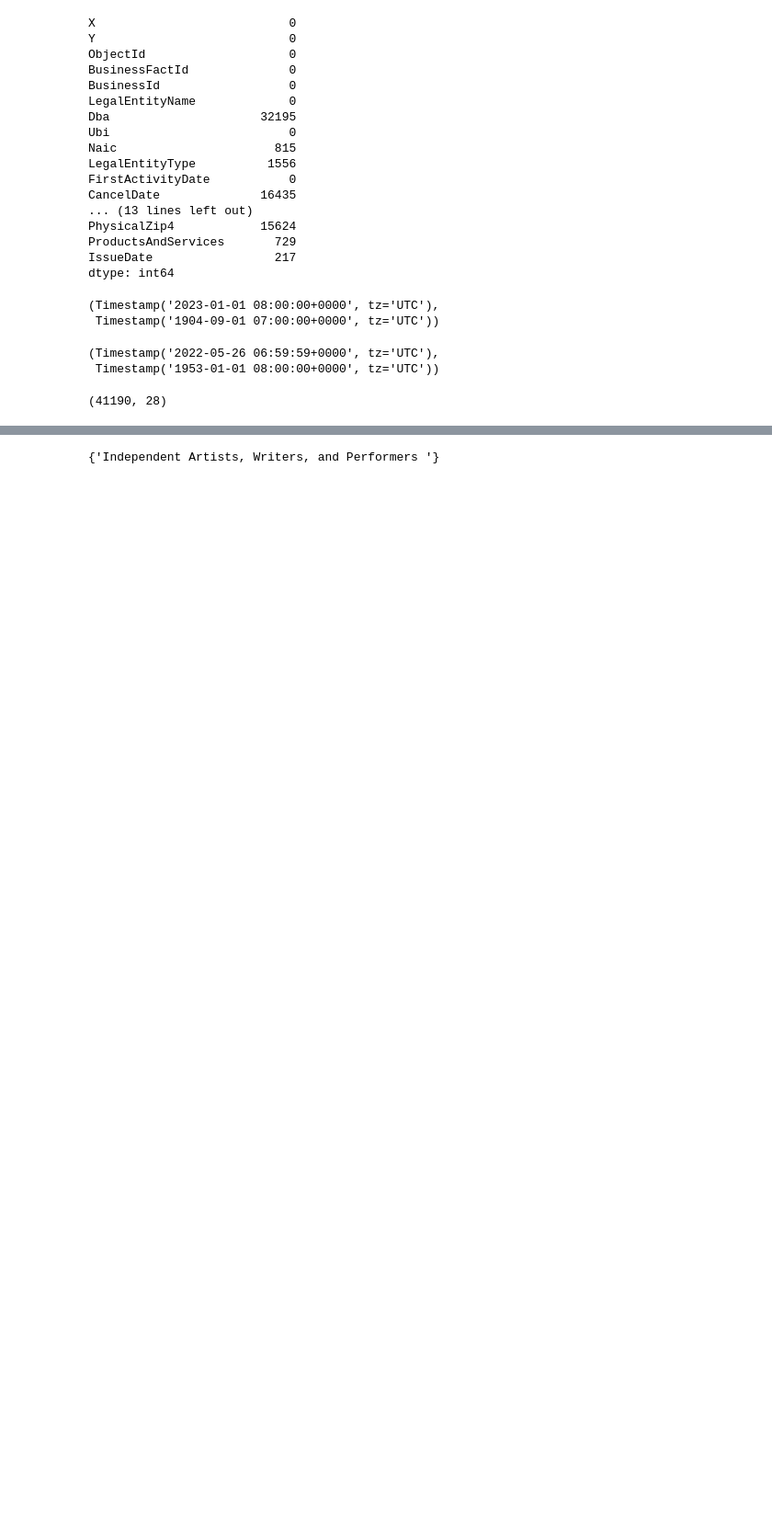
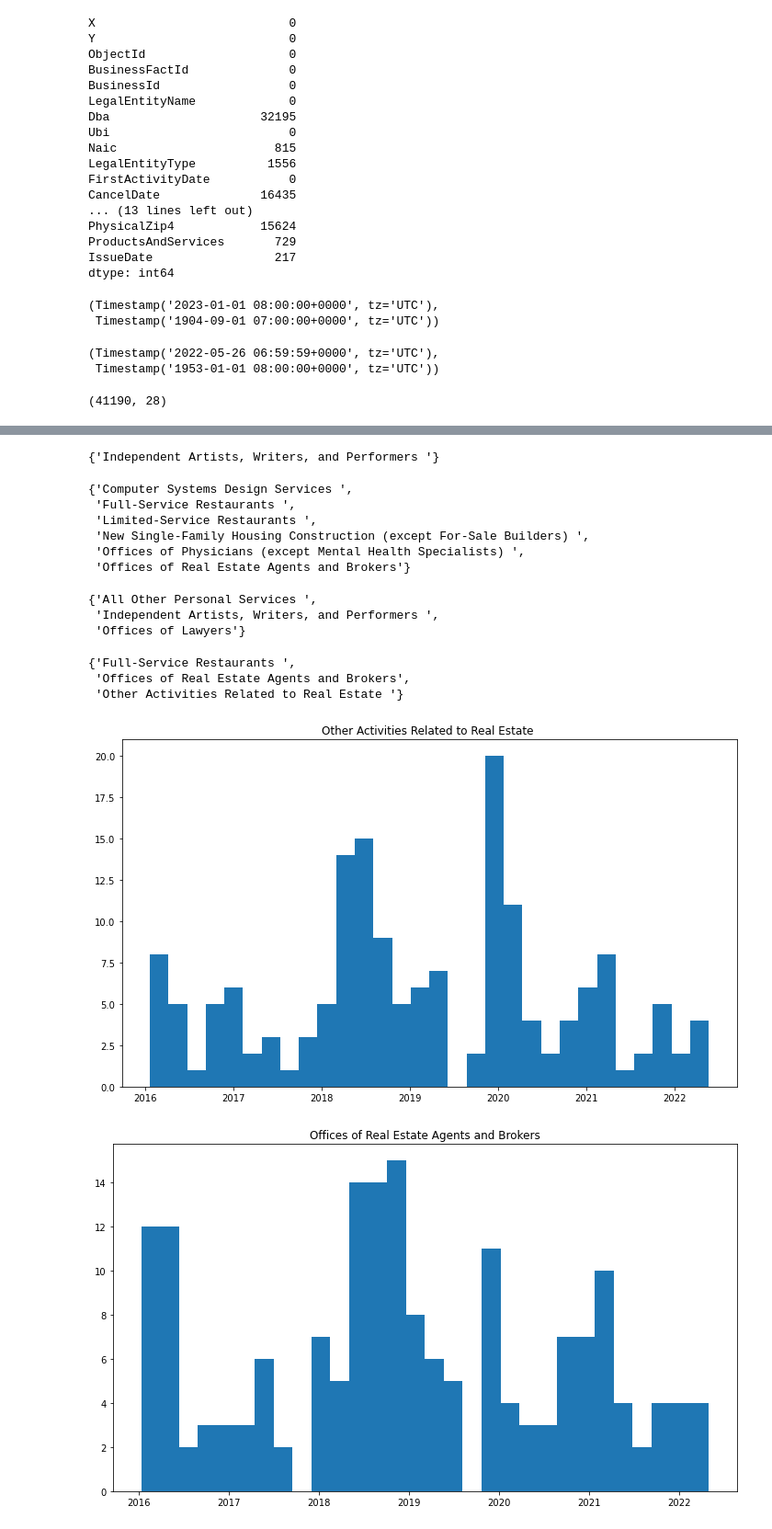
Before and after one commit to edwinhung/Business_Listing_Bellevue, a Jupyter notebook: Business_EDA.ipynb, the cells around one changed output, grey strips where cells are left out. Shown at 92% size. Cells and saved outputs as stored; diff of their text form; code cells hidden in the pictures; blank space fills up the shorter version.

```diff
--- a/Business_EDA.ipynb
+++ b/Business_EDA.ipynb
@@ -152,7 +154,16 @@ pd.DataFrame(industry_dict)
 <Figure size 864x576 with 0 Axes>
 <Figure size 864x576 with 0 Axes>
 <Figure size 864x576 with 0 Axes>
-# %%
-post_covid.difference(pre_covid)
-# %% [output]
-{'Independent Artists, Writers, and Performers '}
+# %%
+post_covid.difference(pre_covid)
+# %% [output]
+{'Independent Artists, Writers, and Performers '}
+# %%
+pre_covid.difference(post_covid)
+# %% [output]
+{'Computer Systems Design Services ',
+ 'Full-Service Restaurants ',
+ 'Limited-Service Restaurants ',
+ 'New Single-Family Housing Construction (except For-Sale Builders) ',
+ 'Offices of Physicians (except Mental Health Specialists) ',
+ 'Offices of Real Estate Agents and Brokers'}
@@ -158,0 +174,23 @@ post_covid.difference(pre_covid)
+# %%
+post.difference(pre)
+# %% [output]
+{'All Other Personal Services ',
+ 'Independent Artists, Writers, and Performers ',
+ 'Offices of Lawyers'}
+# %%
+pre.difference(post)
+# %% [output]
+{'Full-Service Restaurants ',
+ 'Offices of Real Estate Agents and Brokers',
+ 'Other Activities Related to Real Estate '}
+# %%
+for industry in pre.difference(post):
+    plt.figure(figsize=(10,6))
+    restaurants = business.query('Year >= 2016 and Industry == @industry')
+    plt.hist(x=restaurants['IssueDate'],bins=30)
+    plt.title(industry)
+    plt.tight_layout()
+plt.show()
+# %% [output]
+[figure, added]
+[figure, added]
```
Also changed, not shown: parts of 18 cells of this notebook, 1 other file.
